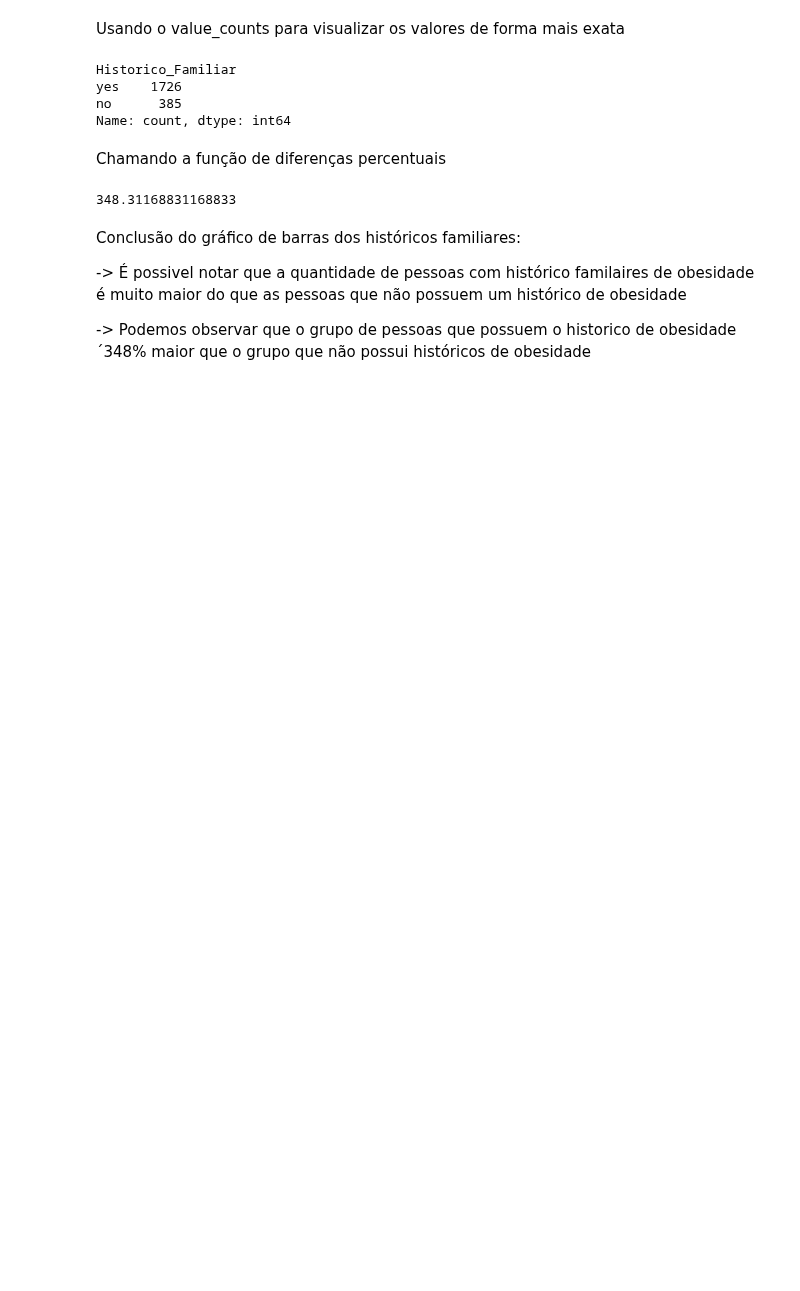
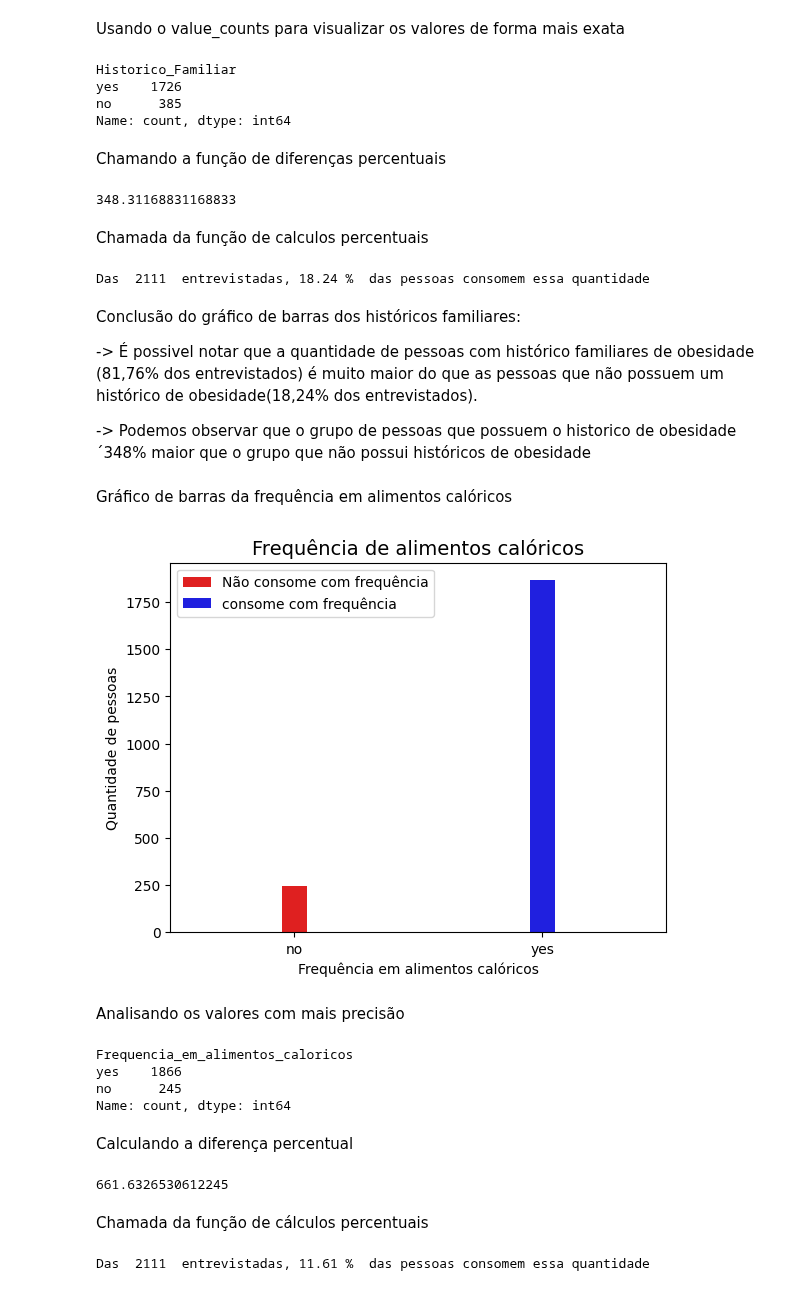
Before and after one commit to caikedomingues/Analise-de-dados-sobre-obesidade, a Jupyter notebook: Analise_Obesidade.ipynb, the cells around one changed output. Cells and saved outputs as stored; diff of their text form; code cells hidden in the pictures; blank space fills up the shorter version.

```diff
--- a/Analise_Obesidade.ipynb
+++ b/Analise_Obesidade.ipynb
@@ -1255,12 +1256,66 @@ Chamando a função de diferenças percentuais
 calc_diferenca_percentual(1726, 385)
 # %% [output]
 348.31168831168833
+# %% [markdown]
+Chamada da função de calculos percentuais
+# %%
+calc_porcentagem_pessoas(colunas_categoricas, 'Historico_Familiar', 385)
+# %% [output]
+Das  2111  entrevistadas, 18.24 %  das pessoas consomem essa quantidade
 # %% [markdown]
 Conclusão do gráfico de barras dos históricos familiares:
 
--> É possivel notar que a quantidade de pessoas com histórico familaires de
-obesidade é muito maior do que as pessoas que não possuem um histórico de
-obesidade
+-> É possivel notar que a quantidade de pessoas com histórico familiares de
+obesidade (81,76% dos entrevistados) é muito maior do que as pessoas que não possuem um histórico de
+obesidade(18,24% dos entrevistados).
 
 -> Podemos observar que o grupo de pessoas que possuem o historico de obesidade
 ´348% maior que o grupo que não possui históricos de obesidade
+# %% [markdown]
+Gráfico de barras da frequência em alimentos calóricos
+# %%
+
+# Titulo do gráfico alinhado ao centro e com tamanho da fonte 14
+plt.title('Frequência de alimentos calóricos', loc='center', fontsize=14)
+
+# Titulo do eixo x
+plt.xlabel('Frequência em alimentos calóricos')
+
+# Titulo do eixo Y
+plt.ylabel('Quantidade de pessoas')
+
+# Função do seaborn que constrói um gráfico de barras com as frequências (observações) de cada categoria
+# da coluna. A função ira receber como parametro a a base de dados analisada,  a largura das barras e a
+# paleta de cores que será utilizada nas barras
+sns.countplot(data=colunas_categoricas, x='Frequencia_em_alimentos_caloricos', width=0.1, palette=['red', 'blue'])
+
+# Função do matplotlib que irá criar a legenda do gráfico. A função ira receber como parâmetro
+# o labels com os titulos das categorias na legenda e o loc que irá definir a posição da legenda
+# no gráfico.
+plt.legend(labels=['Não consome com frequência', 'consome com frequência'], loc = 'upper left')
+
+# Irá exibir o gráfico
+plt.show()
+# %% [output]
+[figure, added]
+# %% [markdown]
+Analisando os valores com mais precisão
+# %%
+colunas_categoricas['Frequencia_em_alimentos_caloricos'].value_counts()
+# %% [output]
+Frequencia_em_alimentos_caloricos
+yes    1866
+no      245
+Name: count, dtype: int64
+# %% [markdown]
+Calculando a diferença percentual
+# %%
+calc_diferenca_percentual(1866, 245)
+# %% [output]
+661.6326530612245
+# %% [markdown]
+Chamada da função de cálculos percentuais
+# %%
+calc_porcentagem_pessoas(colunas_categoricas, 'Frequencia_em_alimentos_caloricos', 245)
+# %% [output]
+Das  2111  entrevistadas, 11.61 %  das pessoas consomem essa quantidade
```
Also changed, not shown: parts of 55 cells of this notebook.
